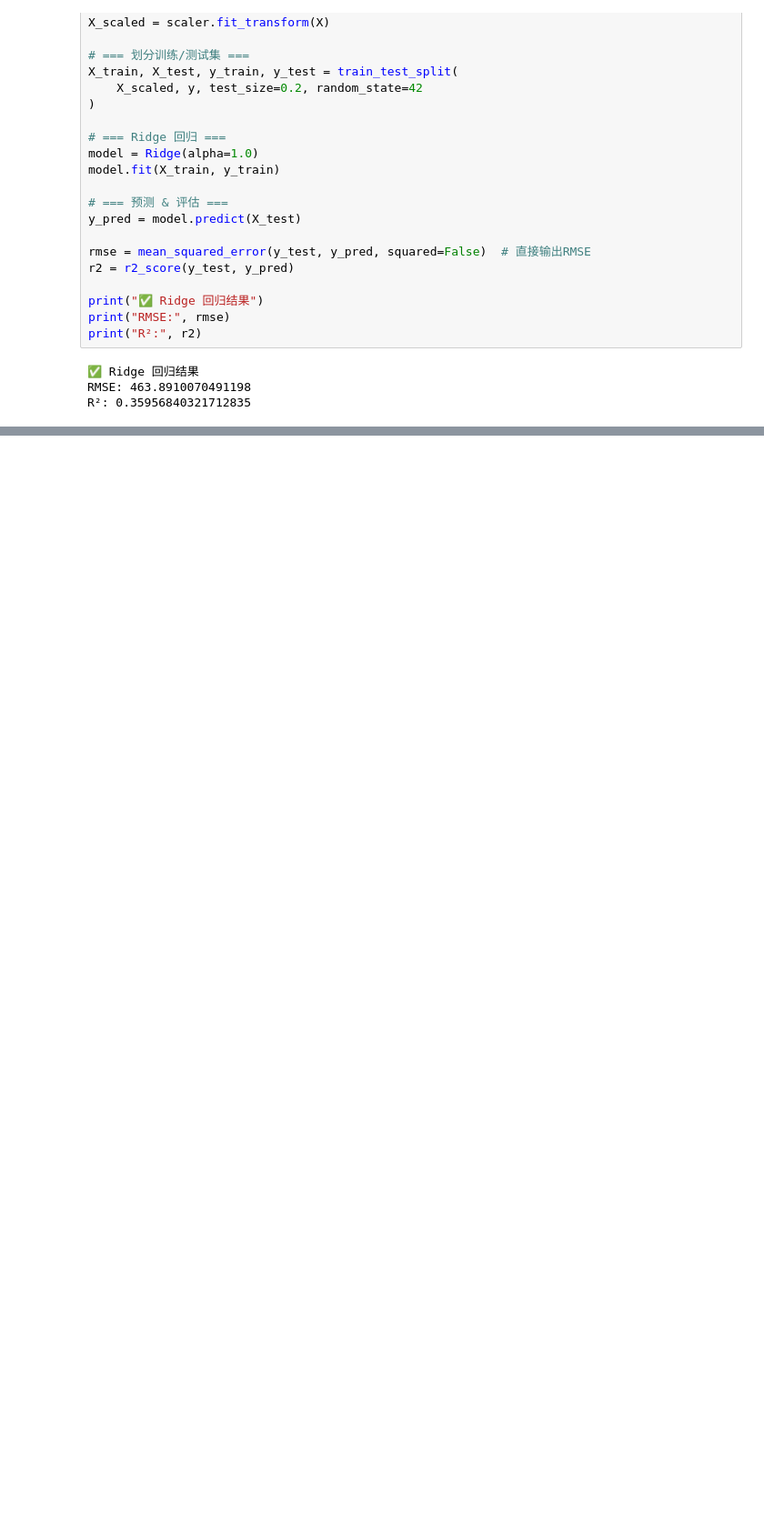
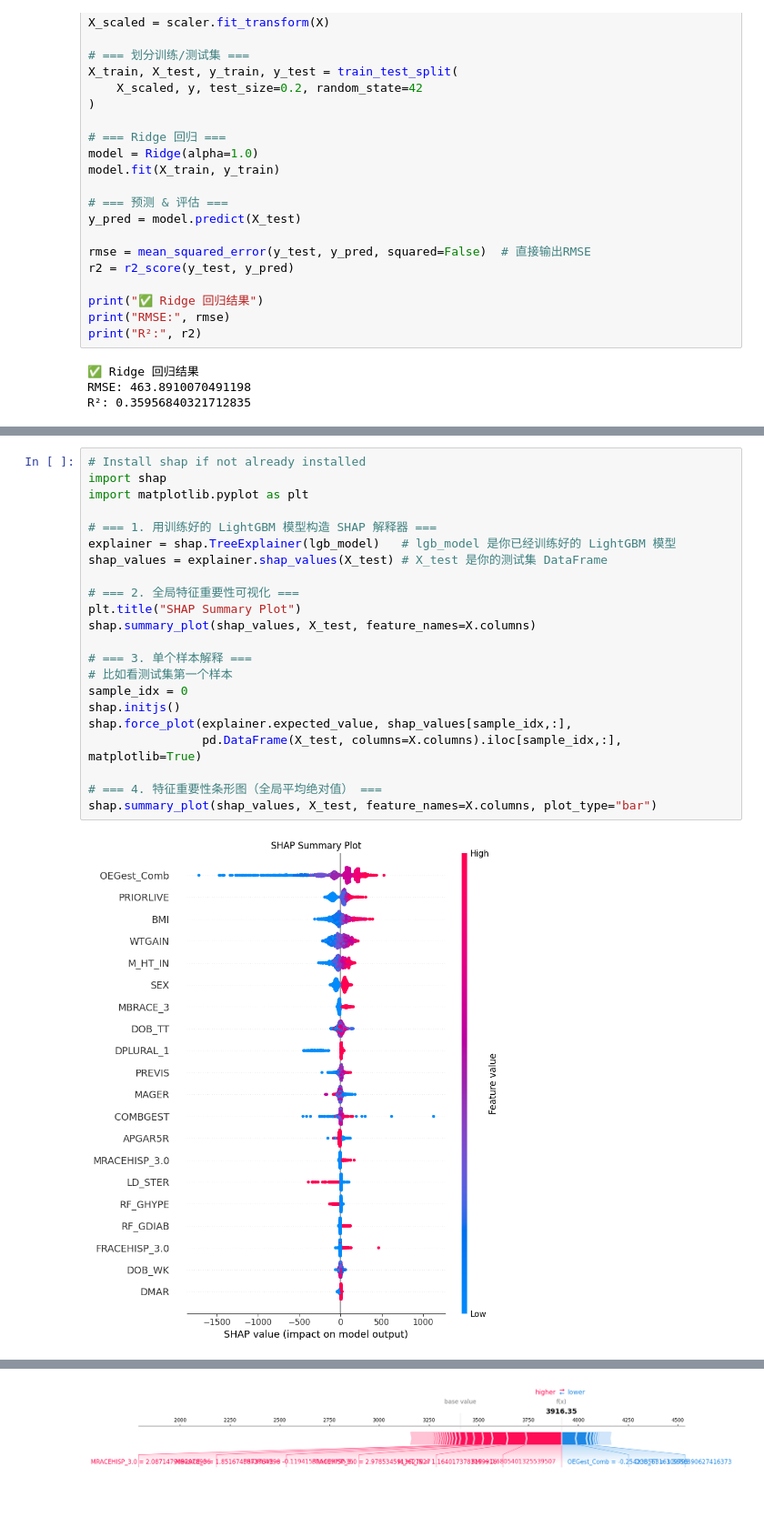
Before and after one commit to mchen920329/NIH_research, a Jupyter notebook: NIH.ipynb, the cells around one changed output, grey strips where cells are left out. Shown at 91% size. Cells and saved outputs as stored; diff of their text form; blank space fills up the shorter version.

```diff
--- a/NIH.ipynb
+++ b/NIH.ipynb
@@ -618,3 +649,27 @@ print("R²:", r2)
 ✅ Ensemble (LightGBM + XGBoost + CatBoost) 回归结果
 RMSE: 406.78516763006286
 R²: 0.5075398853630678
+# %%
+# Install shap if not already installed
+import shap
+import matplotlib.pyplot as plt
+
+# === 1. 用训练好的 LightGBM 模型构造 SHAP 解释器 ===
+explainer = shap.TreeExplainer(lgb_model)   # lgb_model 是你已经训练好的 LightGBM 模型
+shap_values = explainer.shap_values(X_test) # X_test 是你的测试集 DataFrame
+
+# === 2. 全局特征重要性可视化 ===
+plt.title("SHAP Summary Plot")
+shap.summary_plot(shap_values, X_test, feature_names=X.columns)
+
+# === 3. 单个样本解释 ===
+# 比如看测试集第一个样本
+sample_idx = 0
+shap.initjs()
+shap.force_plot(explainer.expected_value, shap_values[sample_idx,:],
+                pd.DataFrame(X_test, columns=X.columns).iloc[sample_idx,:], matplotlib=True)
+
+# === 4. 特征重要性条形图（全局平均绝对值） ===
+shap.summary_plot(shap_values, X_test, feature_names=X.columns, plot_type="bar")
+# %% [output]
+[figure, added]
@@ -620,0 +677 @@ R²: 0.5075398853630678
+[figure, added]
```
Also changed, not shown: parts of 3 cells of this notebook.
